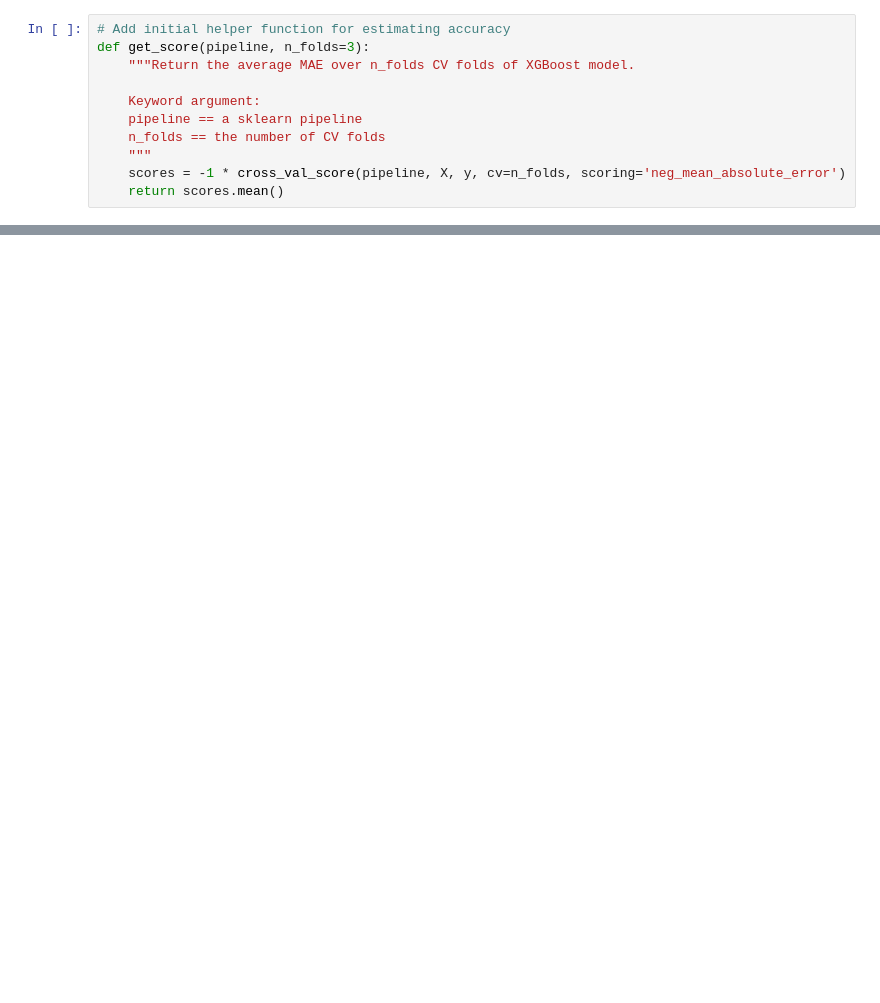
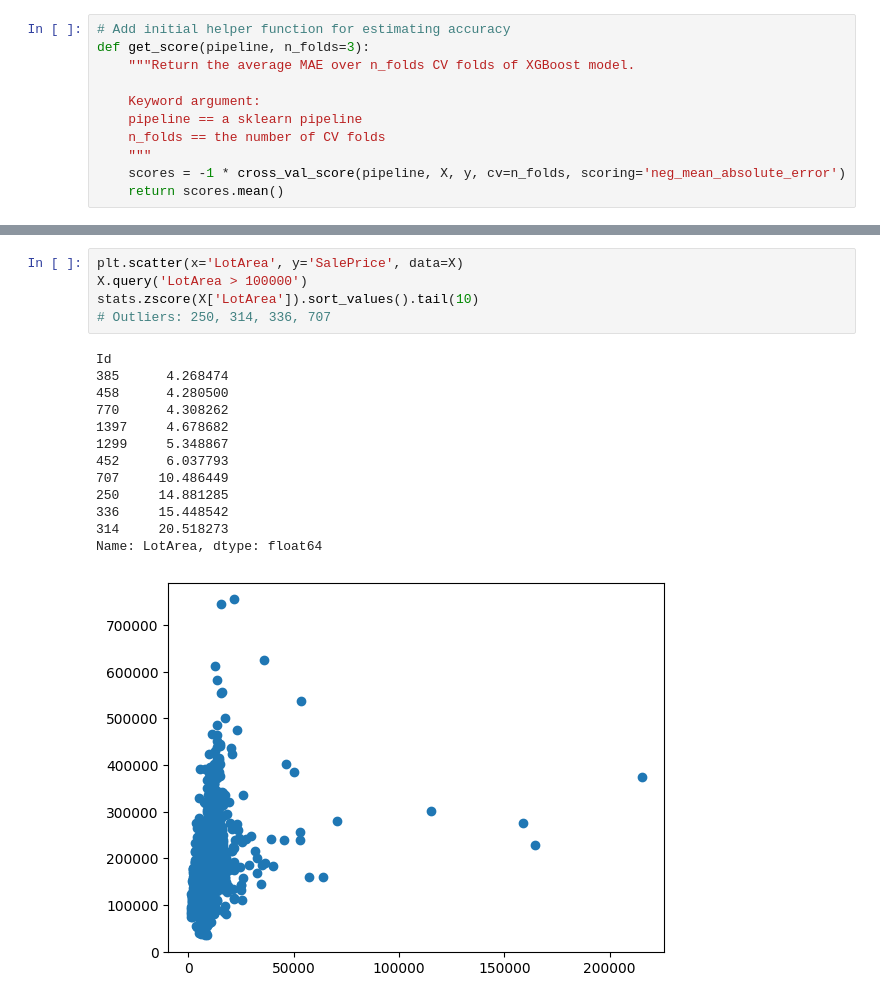
Before and after one commit to krisburke/house-price-prediction-capstone, a Jupyter notebook: house-price-prediction-capstone.ipynb, the cells around one changed output, grey strips where cells are left out. Drawn from its saved outputs; the diff is of its cells as text; blank space fills up the shorter version.

```diff
--- a/house-price-prediction-capstone.ipynb
+++ b/house-price-prediction-capstone.ipynb
@@ -27,0 +112,19 @@ def get_score(pipeline, n_folds=3):
+# %%
+plt.scatter(x='LotArea', y='SalePrice', data=X)
+X.query('LotArea > 100000')
+stats.zscore(X['LotArea']).sort_values().tail(10)
+# Outliers: 250, 314, 336, 707
+# %% [output]
+Id
+385      4.268474
+458      4.280500
+770      4.308262
+1397     4.678682
+1299     5.348867
+452      6.037793
+707     10.486449
+250     14.881285
+336     15.448542
+314     20.518273
+Name: LotArea, dtype: float64
+[figure, added]
```
Also changed, not shown: parts of 55 cells of this notebook.
